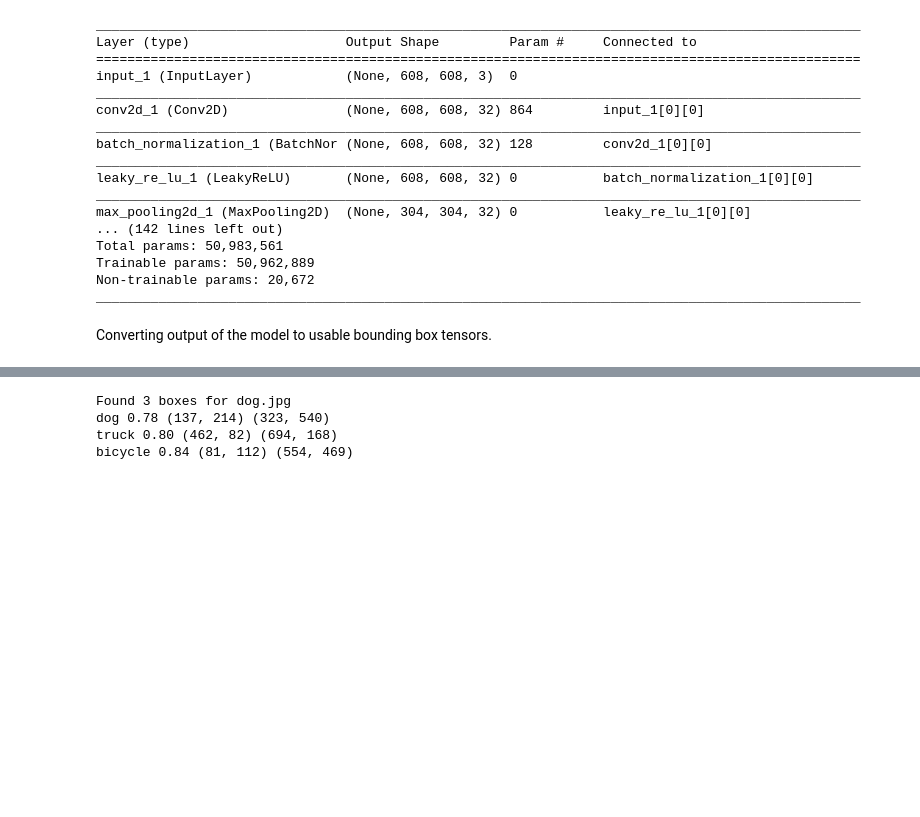
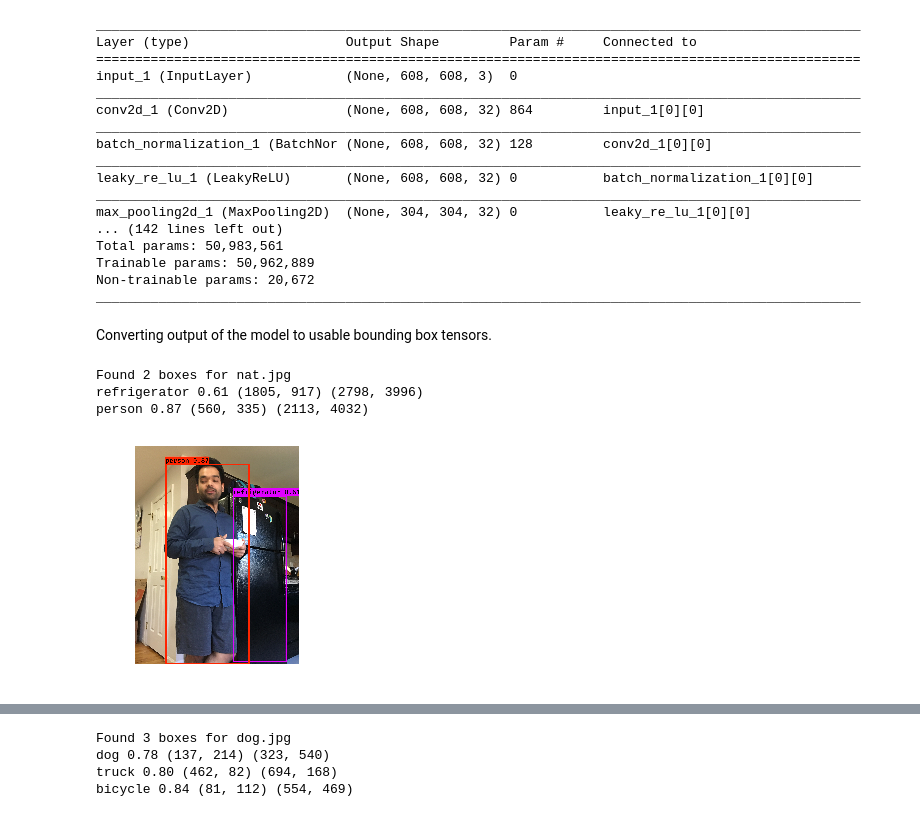
Before and after one commit to manankshastri/Object-Detection, a Jupyter notebook: ObjectDetection-YoloV2.ipynb, the cells around one changed output, grey strips where cells are left out. Saved outputs shown, nothing was run; the diff lists cells and outputs as text; code cells hidden in the pictures; blank space fills up the shorter version.

```diff
--- a/ObjectDetection-YoloV2.ipynb
+++ b/ObjectDetection-YoloV2.ipynb
@@ -217,3 +217,10 @@ def predict(sess, image_file):
     plt.imshow(output_image)
 
     return out_scores, out_boxes, out_classes
+# %%
+out_scores, out_boxes, out_classes = predict(sess, "nat.jpg")
+# %% [output]
+Found 2 boxes for nat.jpg
+refrigerator 0.61 (1805, 917) (2798, 3996)
+person 0.87 (560, 335) (2113, 4032)
+[figure, added]
```
Also changed, not shown: parts of 8 cells of this notebook, 5 other files.
